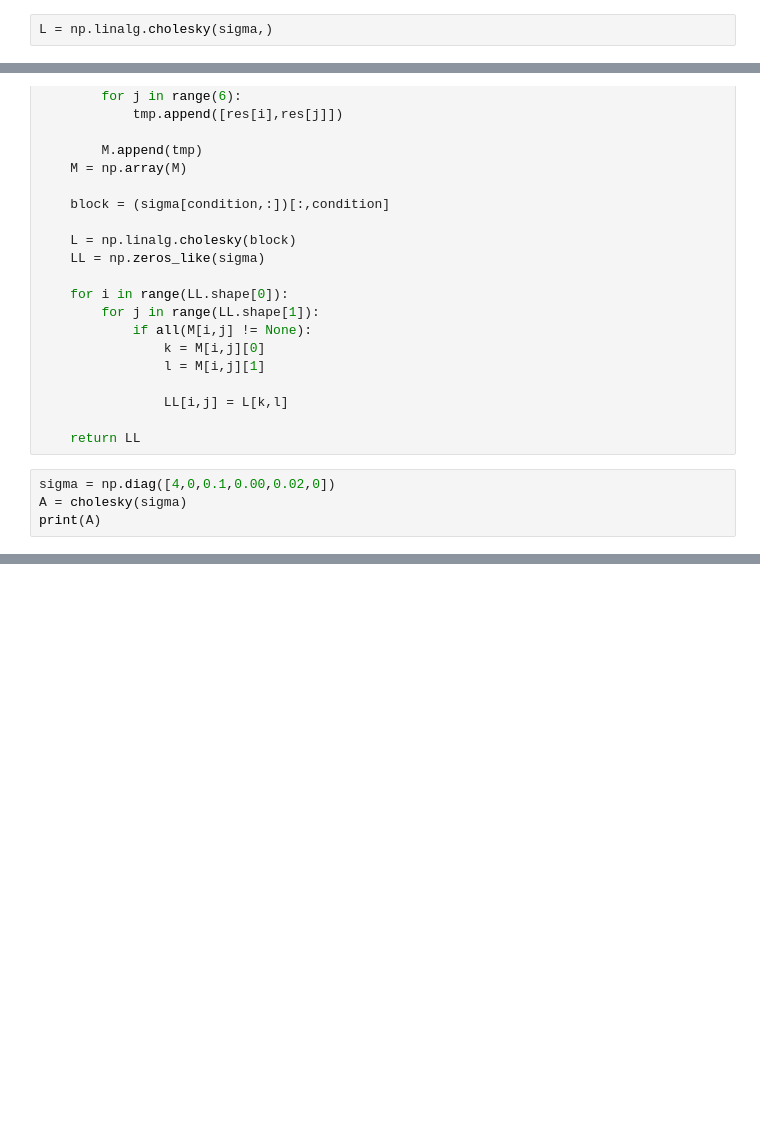
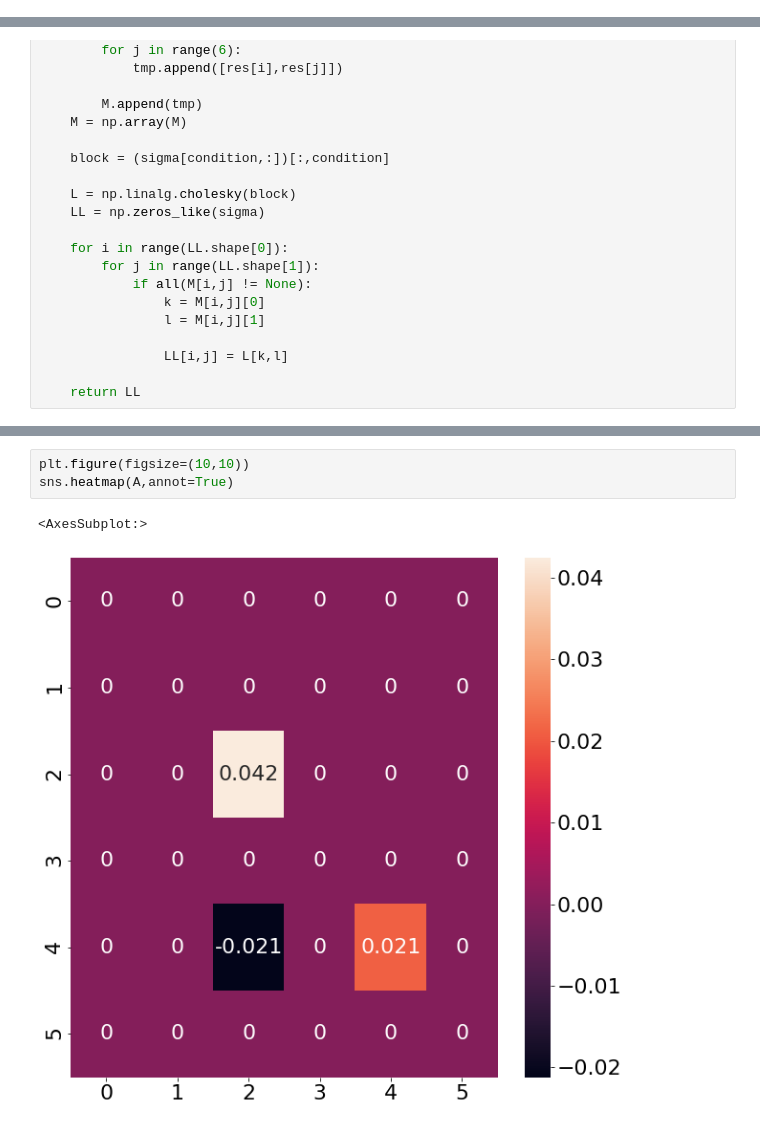
Before and after one commit to nosmokingsurfer/mrob_sandbox, a Jupyter notebook: pose_compound.ipynb, the cells around one changed output, grey strips where cells are left out. Saved outputs shown, nothing was run; the diff lists cells and outputs as text; blank space fills up the shorter version.

```diff
--- a/pose_compound.ipynb
+++ b/pose_compound.ipynb
@@ -98,2 +80,0 @@ array([False, False, False, False, False, False])
-# %%
-L = np.linalg.cholesky(sigma,)
@@ -138,7 +115,3 @@ def cholesky(sigma):
                 LL[i,j] = L[k,l]
 
     return LL
-# %%
-sigma = np.diag([4,0,0.1,0.00,0.02,0])
-A = cholesky(sigma)
-print(A)
@@ -156,3 +132,9 @@ np.linalg.norm(sigma - A@A.transpose())
+# %%
+plt.figure(figsize=(10,10))
+sns.heatmap(A,annot=True)
+# %% [output]
+<AxesSubplot:>
+[figure, added]
 # %%
 N = 100
 error = 0
```
Also changed, not shown: parts of 15 cells of this notebook.
